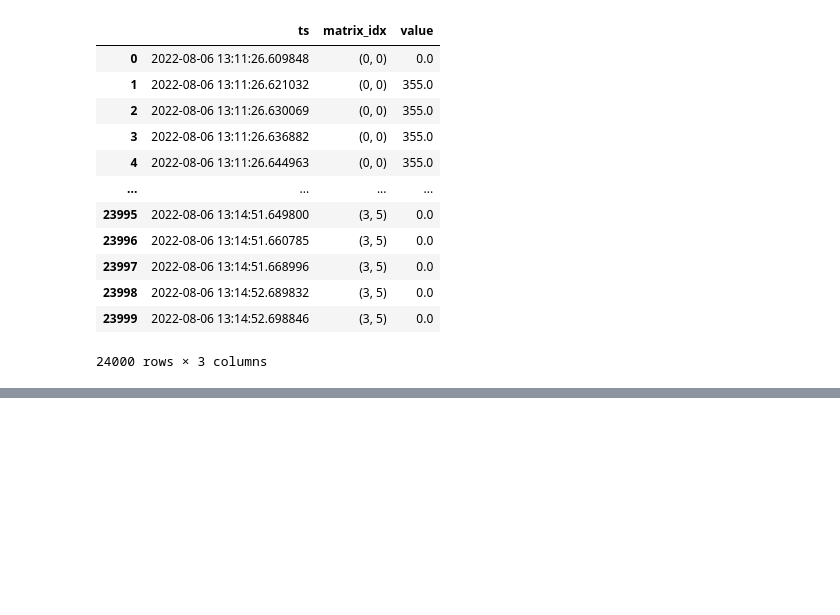
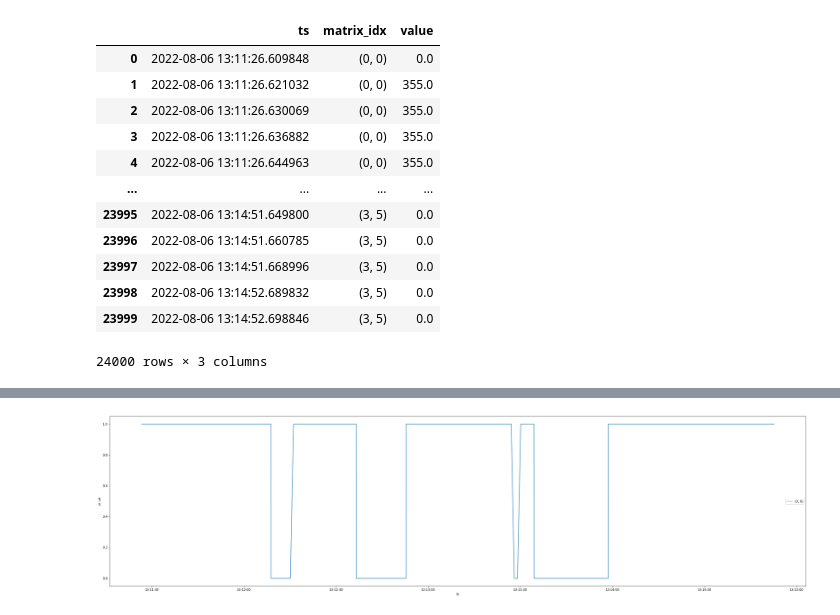
Before and after one commit to wuxmax/mensch-musik-maschine, a Jupyter notebook: raspi/sensor_testing/evaluation.ipynb, the cells around one changed output, grey strips where cells are left out. Saved outputs shown, nothing was run; the diff lists cells and outputs as text; code cells hidden in the pictures; blank space fills up the shorter version.

```diff
--- a/raspi/sensor_testing/evaluation.ipynb
+++ b/raspi/sensor_testing/evaluation.ipynb
@@ -101,0 +167,4 @@ plot_with_shadow_markers(data, markers)
+# %%
+plot_without_markers(df_normalized[df_normalized['matrix_idx'] == '(0, 0)'])
+# %% [output]
+[figure, added]
```
Also changed, not shown: parts of 30 cells of this notebook, 11 other files.
